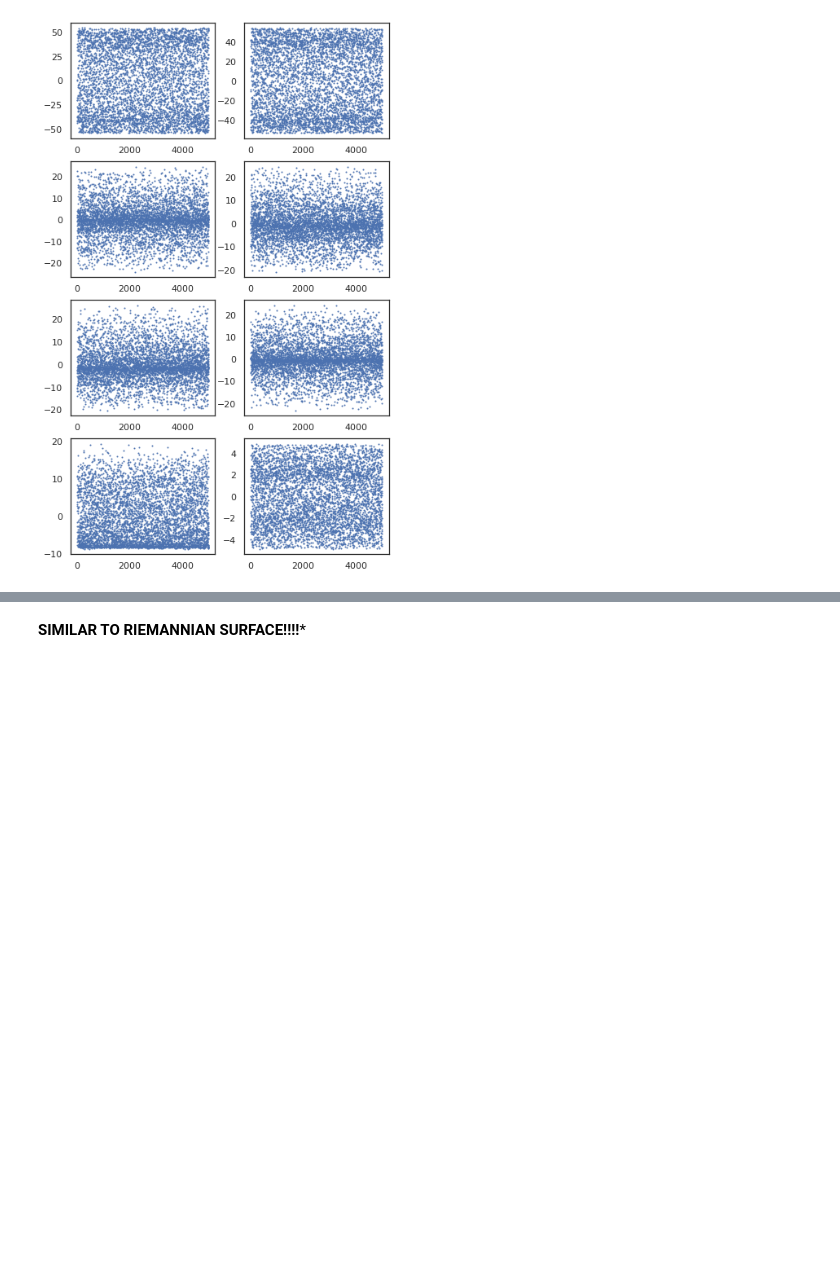
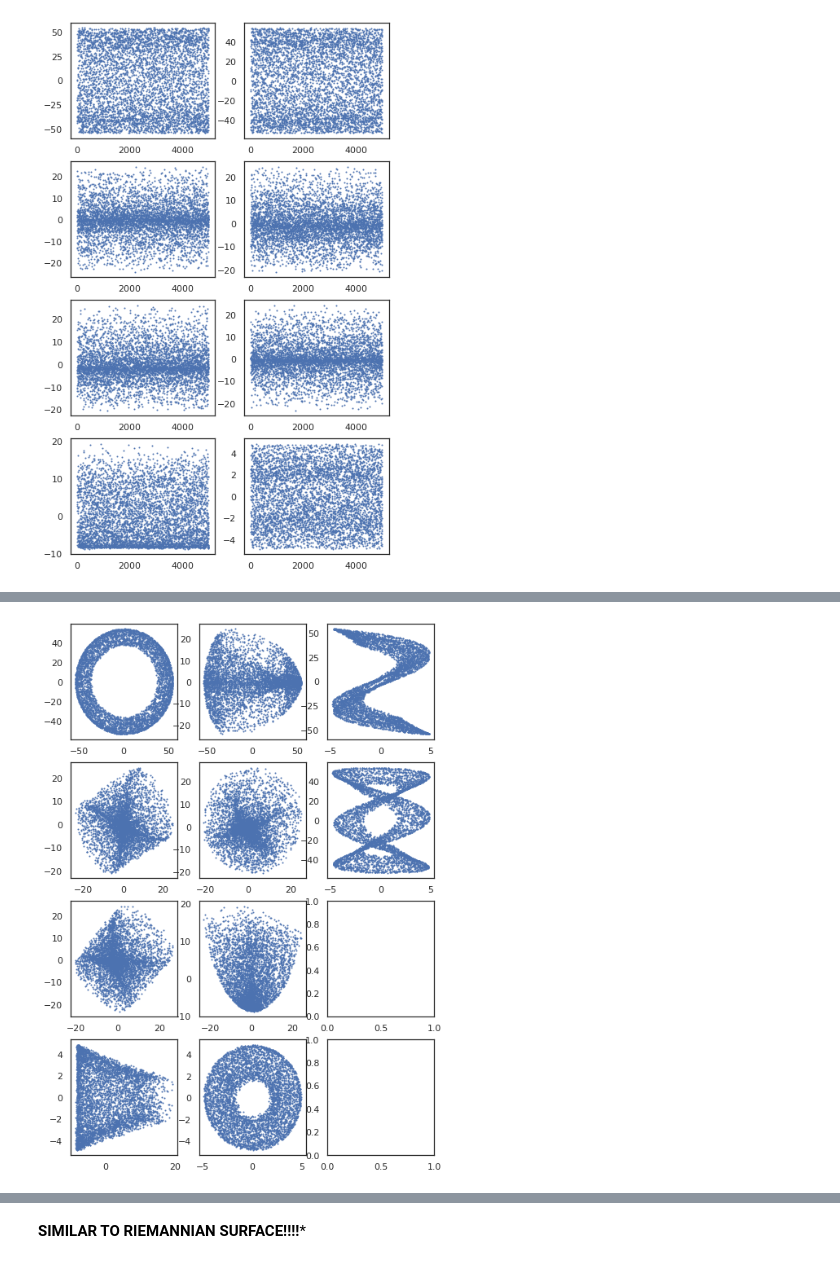
Before and after one commit to JelenaBanjac/protein-reconstruction, a Jupyter notebook: notebooks/1-phase1/justforcase-Copy2.ipynb, the cells around one changed output, grey strips where cells are left out. Cells and saved outputs as stored; diff of their text form; code cells hidden in the pictures; blank space fills up the shorter version.

```diff
--- a/notebooks/1-phase1/justforcase-Copy2.ipynb
+++ b/notebooks/1-phase1/justforcase-Copy2.ipynb
@@ -300,3 +307,19 @@ plt.show()
+# %%
+fig, ax = plt.subplots(4,3, figsize=(8,12))
+ax[0,0].plot(A_transformed[:,0], A_transformed[:,1], marker="o", lw=0, markersize=1)
+ax[0,1].plot(A_transformed[:,1], A_transformed[:,2], marker="o", lw=0, markersize=1)
+ax[1,0].plot(A_transformed[:,2], A_transformed[:,3], marker="o", lw=0, markersize=1)
+ax[1,1].plot(A_transformed[:,3], A_transformed[:,4], marker="o", lw=0, markersize=1)
+ax[2,0].plot(A_transformed[:,4], A_transformed[:,5], marker="o", lw=0, markersize=1)
+ax[2,1].plot(A_transformed[:,5], A_transformed[:,6], marker="o", lw=0, markersize=1)
+ax[3,0].plot(A_transformed[:,6], A_transformed[:,7], marker="o", lw=0, markersize=1)
+ax[3,1].plot(A_transformed[:,7], A_transformed[:,8], marker="o", lw=0, markersize=1)
+
+ax[0,2].plot(A_transformed[:,8], A_transformed[:,0], marker="o", lw=0, markersize=1)
+ax[1,2].plot(A_transformed[:,8], A_transformed[:,1], marker="o", lw=0, markersize=1)
+plt.show()
+# %% [output]
+[figure, added]
 # %%
 A_transformed = A_transformed.reshape(-1, 9)
 # %%
```
Also changed, not shown: parts of 15 cells of this notebook, 1 other file.
